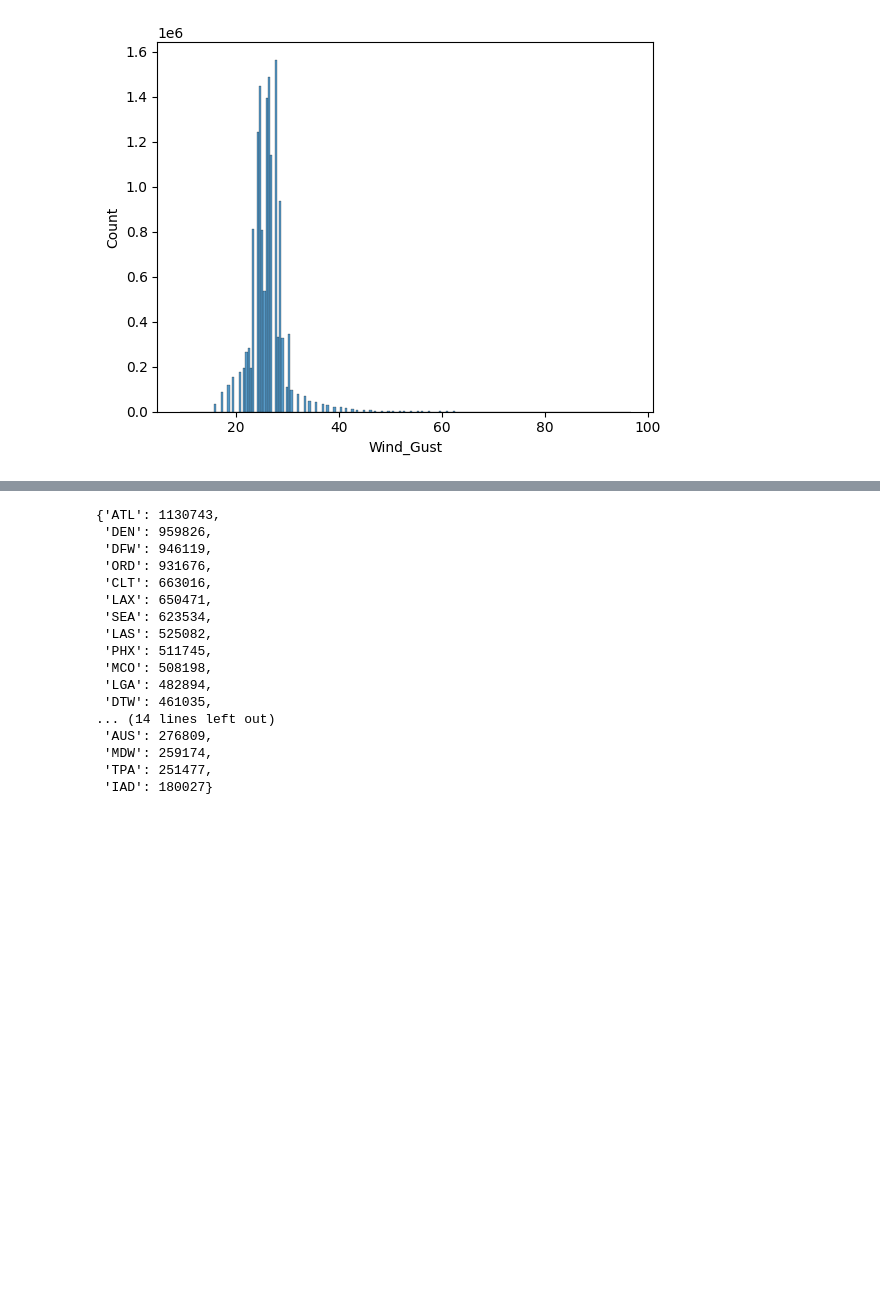
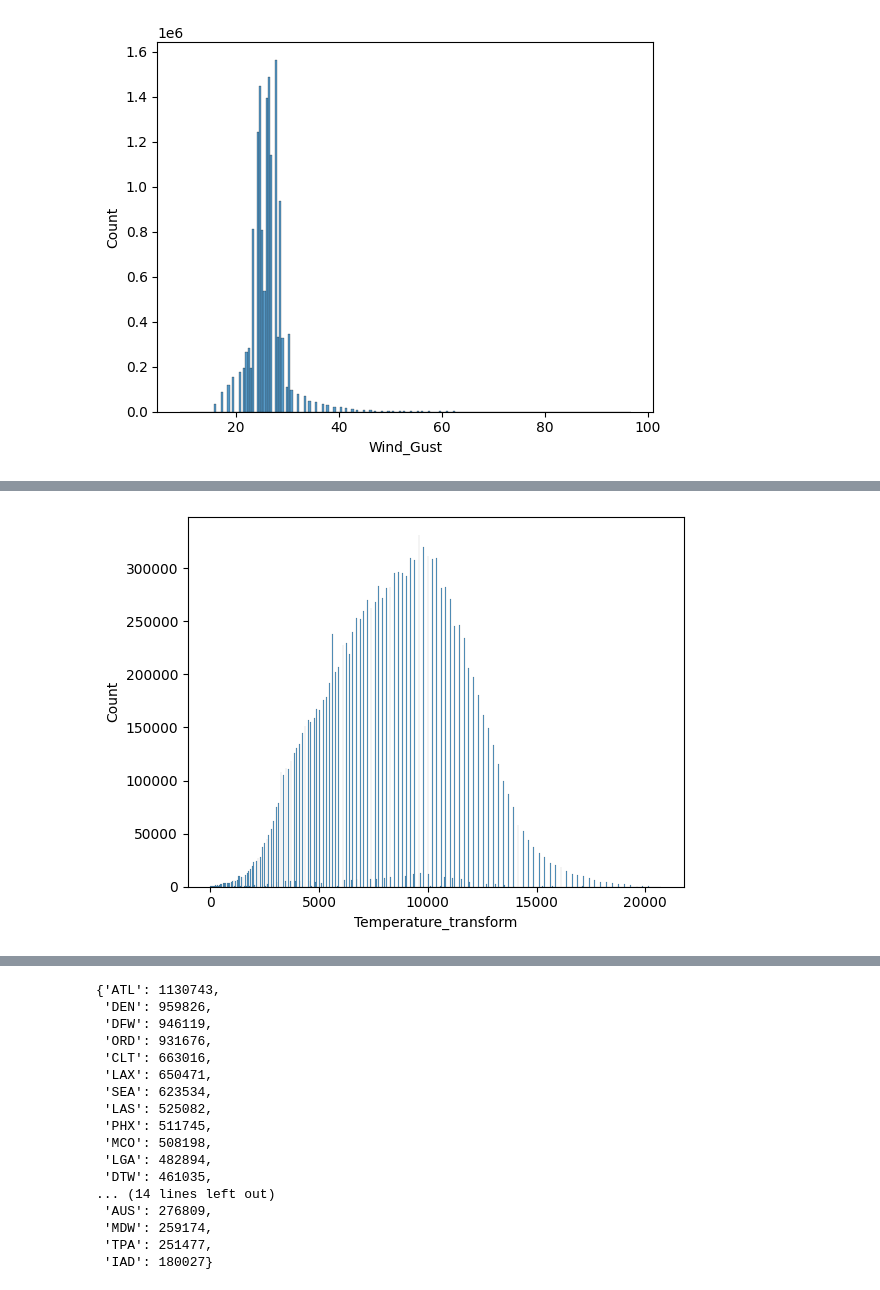
Before and after one commit to hjm46/FlightDelaysPredictions, a Jupyter notebook: cleaningFlights.ipynb, the cells around one changed output, grey strips where cells are left out. Cells and saved outputs as stored; diff of their text form; code cells hidden in the pictures; blank space fills up the shorter version.

```diff
--- a/cleaningFlights.ipynb
+++ b/cleaningFlights.ipynb
@@ -217,0 +239,7 @@ sns.histplot(data = df["Wind_Gust"], bins=200)
+# %%
+df["Temperature_transform"] = (df["Temperature"]+25)**2
+# %%
+sns.histplot(df["Temperature_transform"])
+plt.show()
+# %% [output]
+[figure, added]
```
Also changed, not shown: parts of 57 cells of this notebook.
